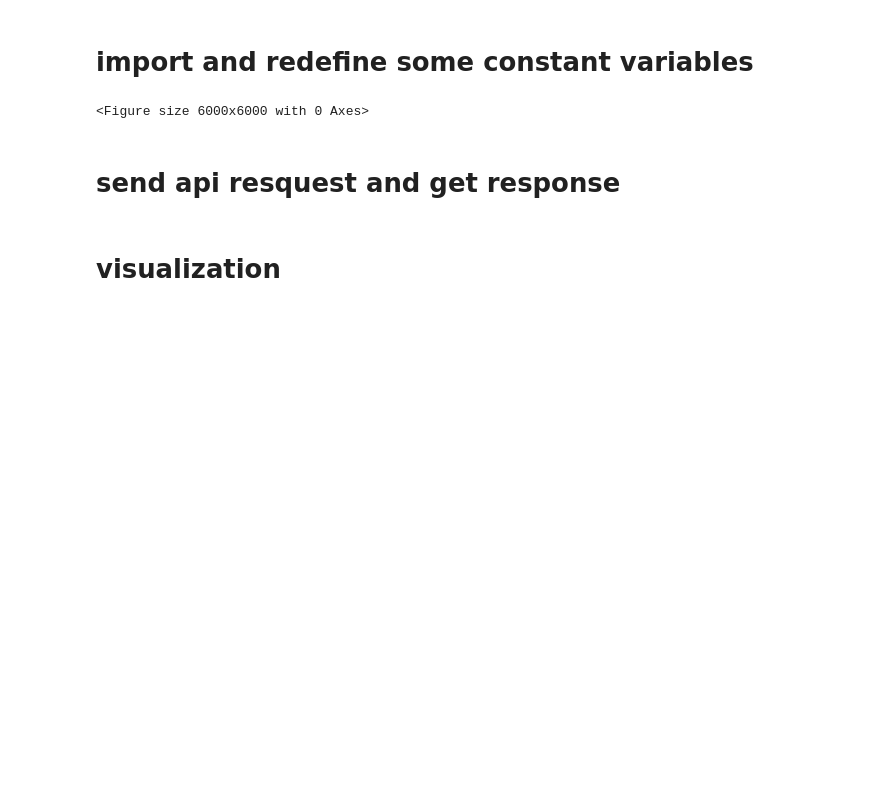
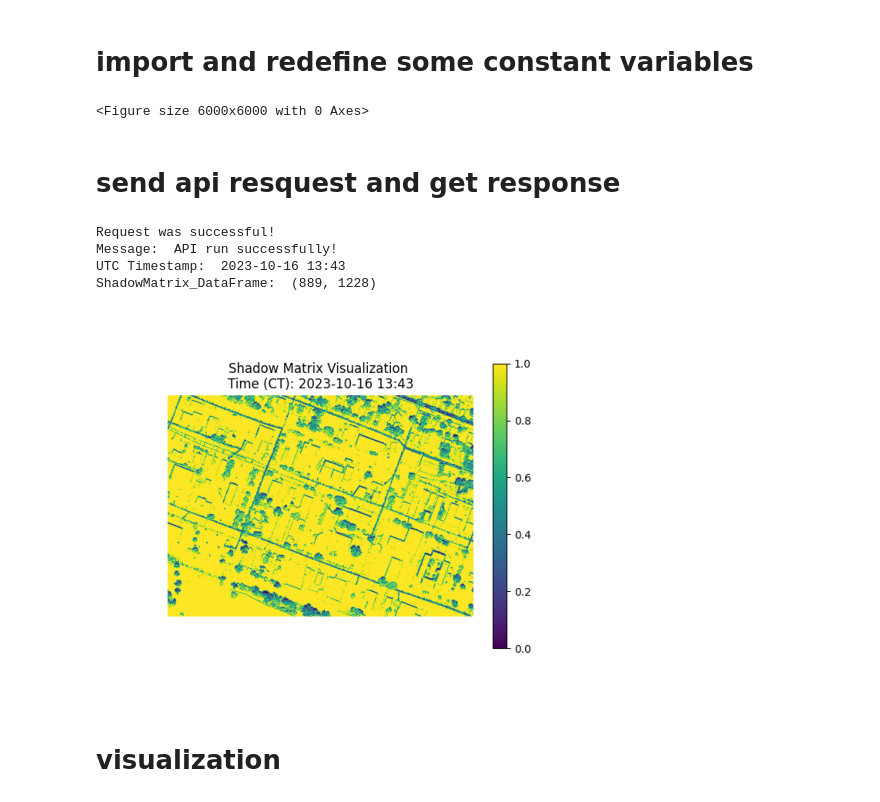
Before and after one commit to zhenglin-charlie-li/AWS, a Jupyter notebook: demo.ipynb, the cells around one changed output. Saved outputs shown, nothing was run; the diff lists cells and outputs as text; code cells hidden in the pictures; blank space fills up the shorter version.

```diff
--- a/demo.ipynb
+++ b/demo.ipynb
@@ -36,6 +36,7 @@ API_URL = "https://iqf1uezcub.execute-api.us-east-1.amazonaws.com/stage/run_a1_s
 response = requests.get(API_URL)
 ShadowMatrix_DataFrame = None
 TimeStamp = None
+img_base64 = None
 
 # Check the response status code
 if response.status_code == 200:
@@ -47,8 +48,38 @@ if response.status_code == 200:
     ShadowMatrix = json.loads(json_data['ShadowMatrix'])
     ShadowMatrix_DataFrame = pd.DataFrame(ShadowMatrix)
     print('ShadowMatrix_DataFrame: ', ShadowMatrix_DataFrame.shape)
+    img_base64 = json_data['VisualizedImage']
 else:
     print(f"Request failed with status code: {response.status_code}")
+# %% [output]
+Request was successful!
+Message:  API run successfully!
+UTC Timestamp:  2023-10-16 13:43
+ShadowMatrix_DataFrame:  (889, 1228)
+# %%
+import matplotlib.pyplot as plt
+import base64
+from io import BytesIO
+from PIL import Image
+
+# Sample Base64-encoded image string
+img_base64 = img_base64
+
+# Decode the Base64 string to binary data
+img_data = base64.b64decode(img_base64)
+
+# Create a BytesIO object to work with PIL
+img_stream = BytesIO(img_data)
+
+# Open the image using PIL
+img = Image.open(img_stream)
+
+# Display the image using matplotlib
+plt.imshow(img)
+plt.axis('off')  # Optional: Turn off axis labels and ticks
+plt.show()
+# %% [output]
+[figure, added]
 # %% [markdown]
 # visualization
 # %%
```
Also changed, not shown: parts of 2 cells of this notebook.
